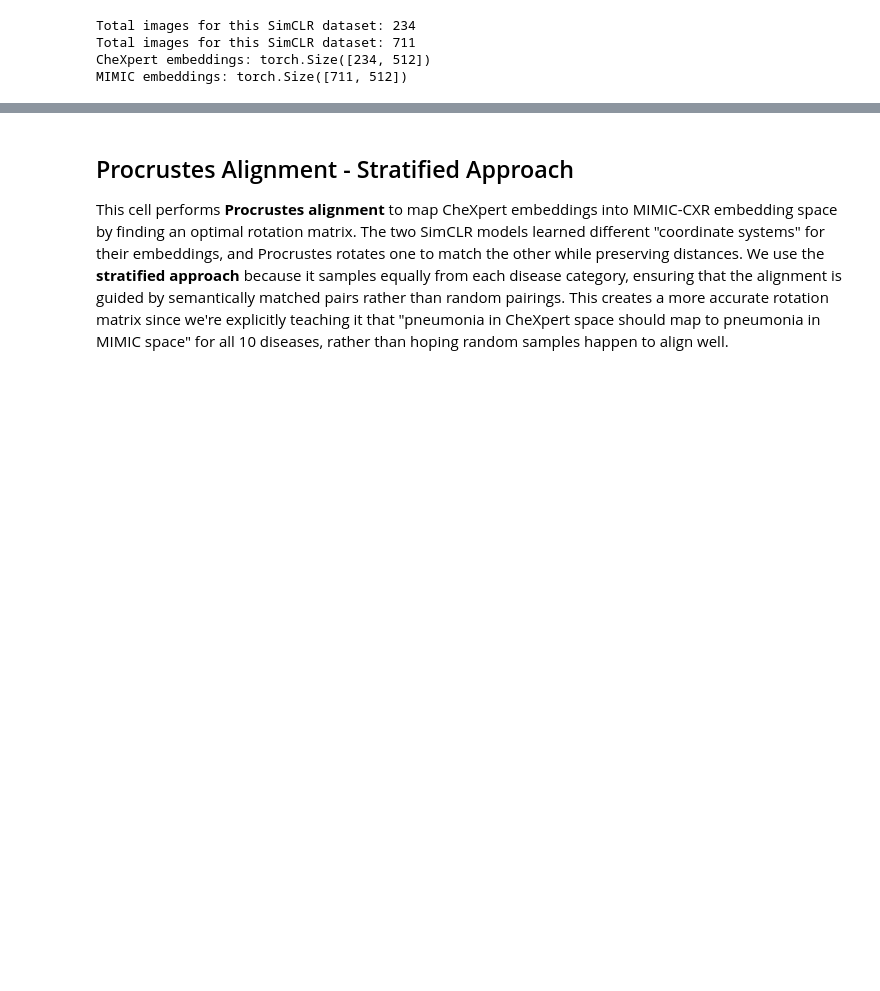
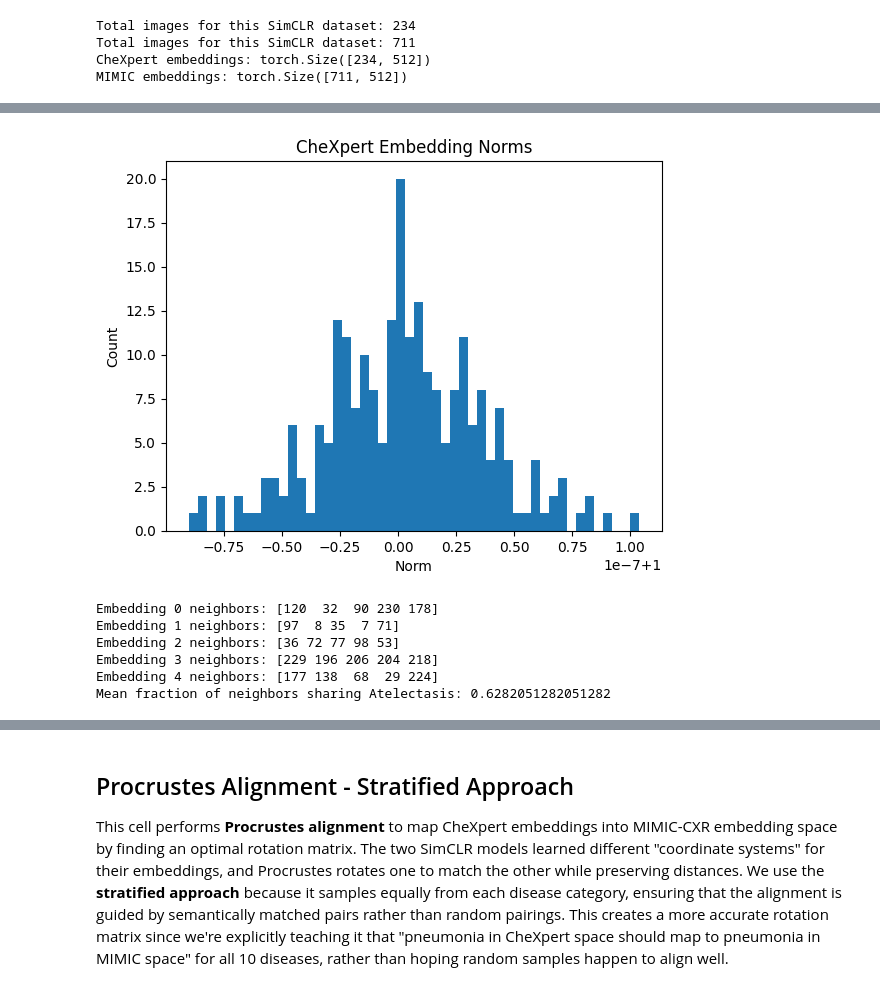
Before and after one commit to ccorbett0116/Fall2025ResearchProject, a Jupyter notebook: Research_Project.ipynb, the cells around one changed output, grey strips where cells are left out. Saved outputs shown, nothing was run; the diff lists cells and outputs as text; code cells hidden in the pictures; blank space fills up the shorter version.

Commit message:
adding some embedding quality checks

```diff
--- a/Research_Project.ipynb
+++ b/Research_Project.ipynb
@@ -521,0 +541,20 @@ torch.save(emb_mimic, "emb_mimic.pt")
+# %%
+# Convert embeddings to numpy
+emb_chex_np = emb_chexpert.cpu().numpy()
+emb_mimic_np = emb_mimic.cpu().numpy()
+
+# Convert to Polars DataFrame
+df_emb_chex = pol.DataFrame([list(row) for row in emb_chex_np], schema=[f"dim_{i}" for i in range(emb_chex_np.shape[1])])
+df_emb_mimic = pol.DataFrame([list(row) for row in emb_mimic_np], schema=[f"dim_{i}" for i in range(emb_mimic_np.shape[1])])
+
+# Per-dimension mean and variance
+stats_chex = df_emb_chex.select([
+    pol.col(c).mean().alias(f"{c}_mean") for c in df_emb_chex.columns
+] + [
+    pol.col(c).var().alias(f"{c}_var") for c in df_emb_chex.columns
+])
+
+# Row-wise Euclidean norms in Polars
+df_emb_chex = df_emb_chex.with_columns(
+    pol.sum_horizontal([pol.col(c)**2 for c in df_emb_chex.columns]).sqrt().alias("norm")
+)
@@ -521,0 +580,11 @@ torch.save(emb_mimic, "emb_mimic.pt")
+# %%
+
+# Optional: plot histogram of norms
+
+plt.hist(df_emb_chex["norm"].to_numpy(), bins=50)
+plt.title("CheXpert Embedding Norms")
+plt.xlabel("Norm")
+plt.ylabel("Count")
+plt.show()
+# %% [output]
+[figure, added]
@@ -521,0 +611,23 @@ torch.save(emb_mimic, "emb_mimic.pt")
+# %%
+# Check neighbors of first 5 embeddings
+for i in range(5):
+    print("Embedding", i, "neighbors:", neighbors_idx[i])
+
+# Example: fraction of neighbors sharing the same disease
+k = 5
+same_disease_fraction = []
+for i in range(len(neighbors_idx)):
+    neighbors = neighbors_idx[i]
+    # Compare with i-th sample
+    fraction = (df_demo_chex["Atelectasis"].to_numpy()[neighbors] == df_demo_chex["Cardiomegaly"].to_numpy()[i]).mean()
+    same_disease_fraction.append(fraction)
+
+import numpy as np
+print("Mean fraction of neighbors sharing Atelectasis:", np.mean(same_disease_fraction))
+# %% [output]
+Embedding 0 neighbors: [120  32  90 230 178]
+Embedding 1 neighbors: [97  8 35  7 71]
+Embedding 2 neighbors: [36 72 77 98 53]
+Embedding 3 neighbors: [229 196 206 204 218]
+Embedding 4 neighbors: [177 138  68  29 224]
+Mean fraction of neighbors sharing Atelectasis: 0.6282051282051282
```
Also changed, not shown: parts of 5 cells of this notebook.
